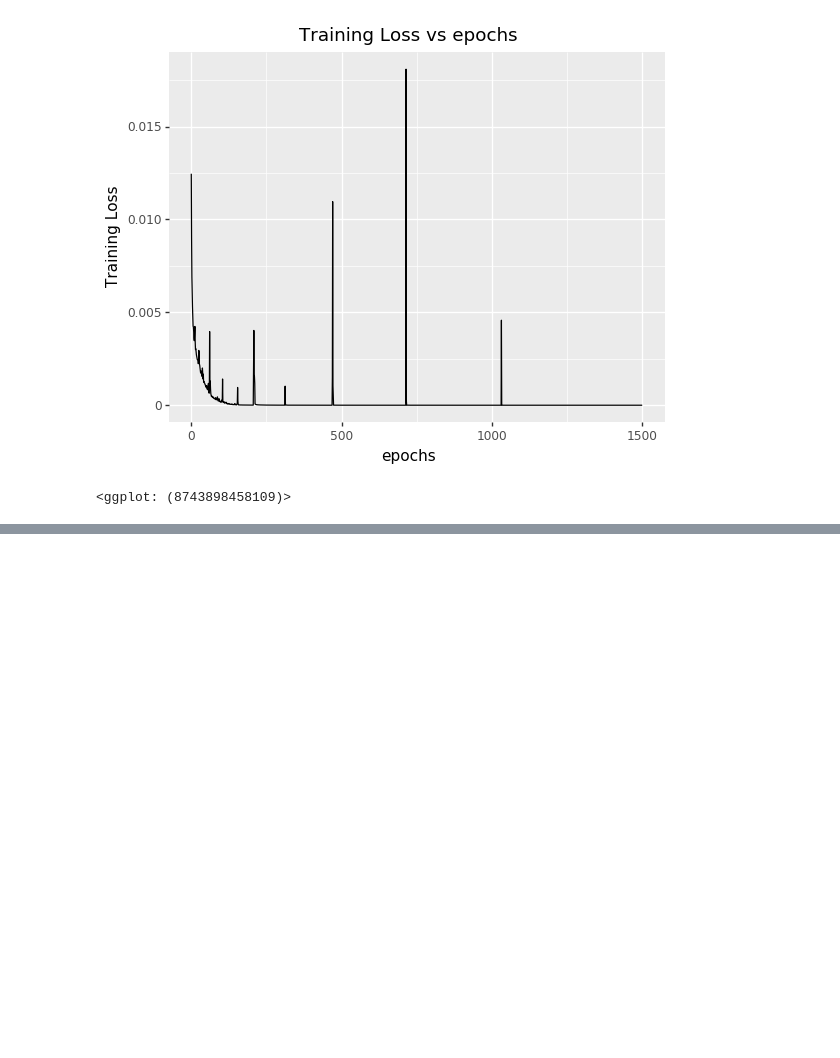
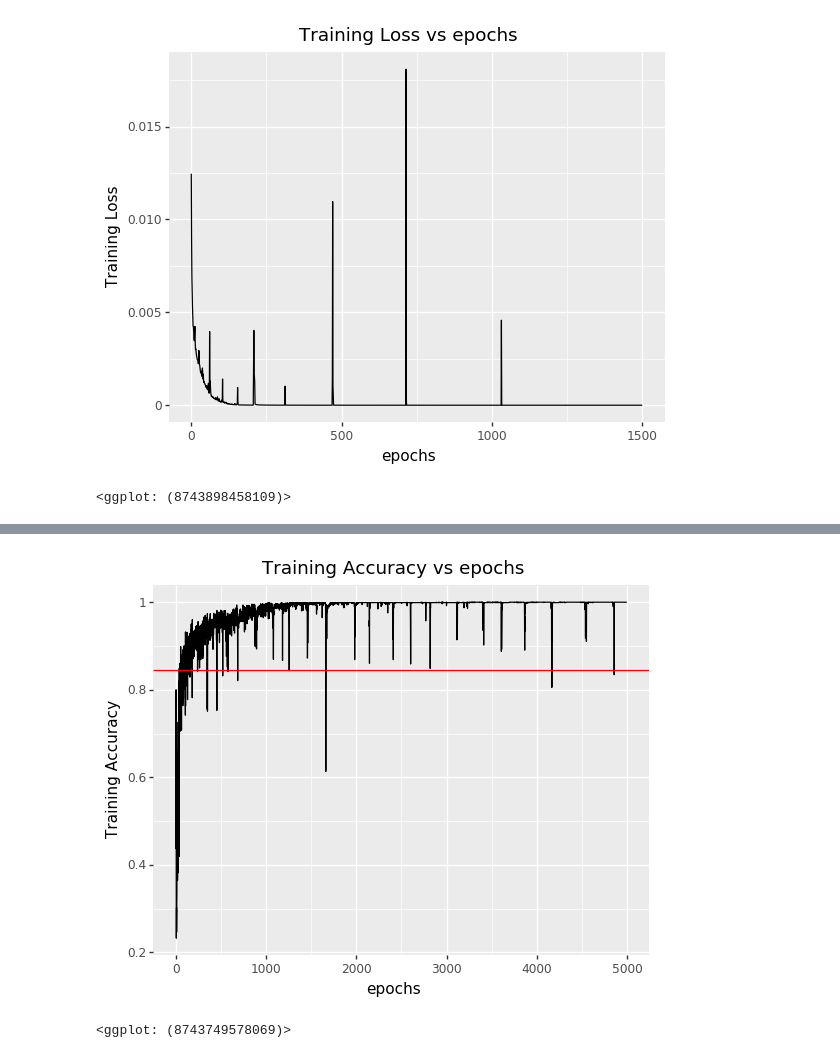
Before and after one commit to greenelab/whistl, a Jupyter notebook: analyses/0.Evaluate_IRM_On_Sepsis.ipynb, the cells around one changed output, grey strips where cells are left out. Saved outputs shown, nothing was run; the diff lists cells and outputs as text; code cells hidden in the pictures; blank space fills up the shorter version.

```diff
--- a/analyses/0.Evaluate_IRM_On_Sepsis.ipynb
+++ b/analyses/0.Evaluate_IRM_On_Sepsis.ipynb
@@ -110,0 +116,4 @@ The learning curve when training normally, but the tuning set accuracy doesn't r
+# %%
+num_epochs = 5000
+irm_results = classifier.train_with_irm(net, map_file, train_dirs, tune_dirs, gene_file, num_epochs,
+                                        loss_scaling_factor, label_to_encoding, device, logger)
@@ -110,0 +122,5 @@ The learning curve when training normally, but the tuning set accuracy doesn't r
+# %%
+plot_util.plot_train_acc(irm_results)
+# %% [output]
+[figure, added]
+<ggplot: (8743749578069)>
```
Also changed, not shown: parts of 10 cells of this notebook.
